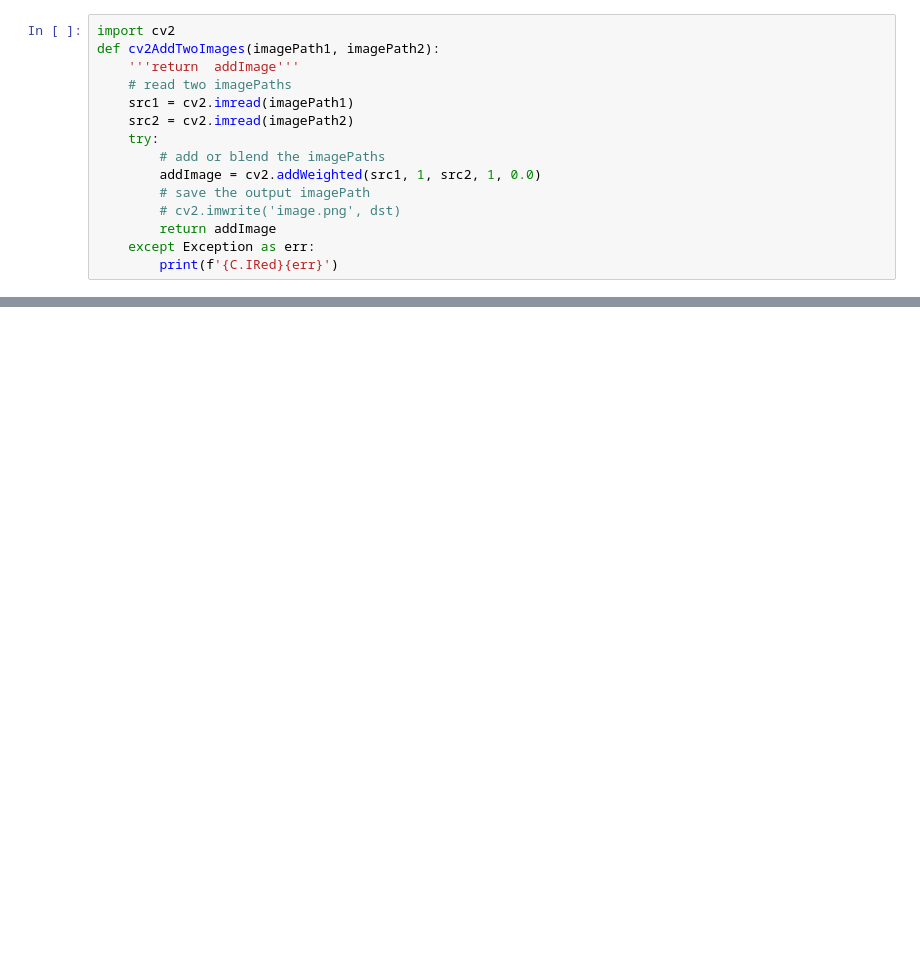
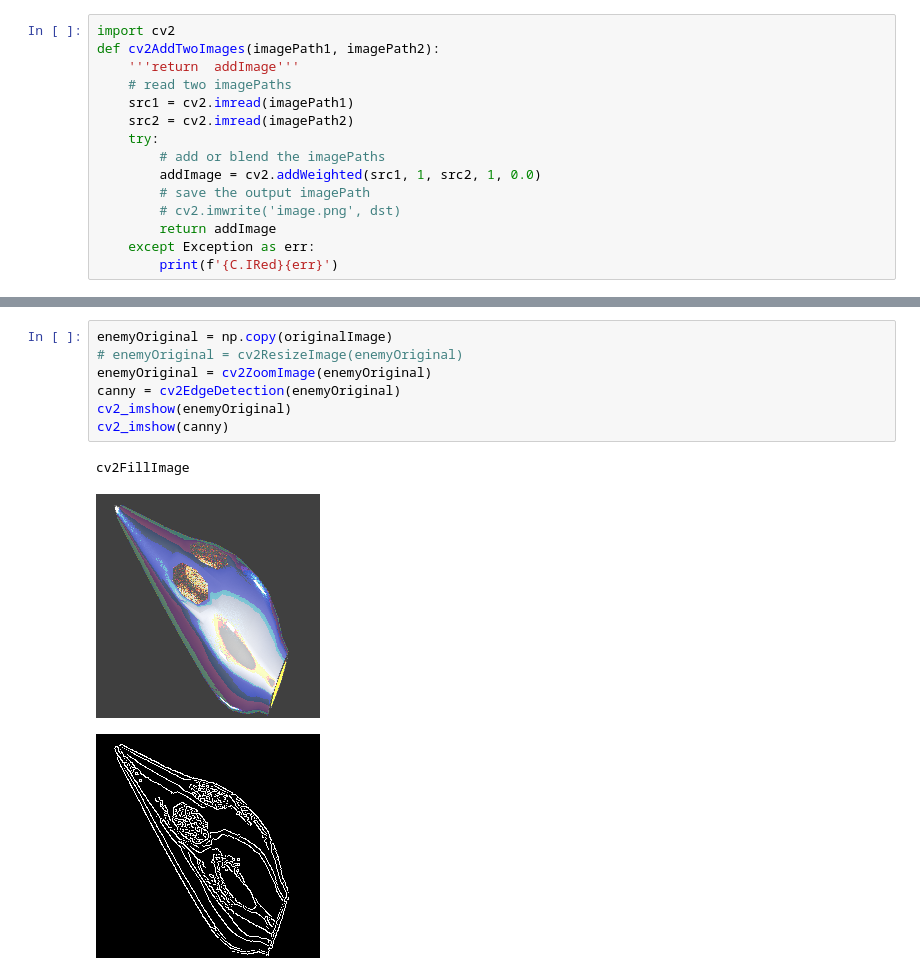
Before and after one commit to iypc-team/CoLab, a Jupyter notebook: CV2_Utilities.ipynb, the cells around one changed output, grey strips where cells are left out. Saved outputs shown, nothing was run; the diff lists cells and outputs as text; blank space fills up the shorter version.

```diff
--- a/CV2_Utilities.ipynb
+++ b/CV2_Utilities.ipynb
@@ -311,0 +337,11 @@ cv2EdgeDetection(filled, silent=False)
+# %%
+enemyOriginal = np.copy(originalImage)
+# enemyOriginal = cv2ResizeImage(enemyOriginal)
+enemyOriginal = cv2ZoomImage(enemyOriginal)
+canny = cv2EdgeDetection(enemyOriginal)
+cv2_imshow(enemyOriginal)
+cv2_imshow(canny)
+# %% [output]
+cv2FillImage
+[figure, added]
+[figure, added]
```
Also changed, not shown: parts of 5 cells of this notebook.
